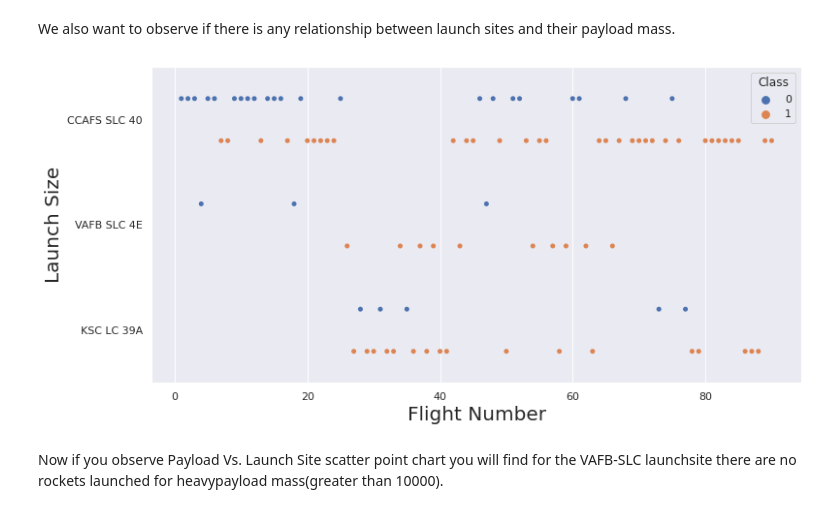
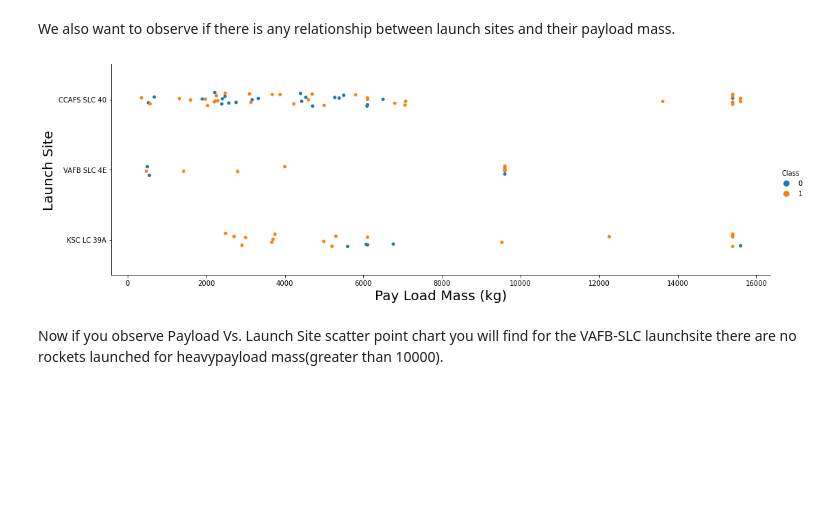
Before and after one commit to dalerpulatov/IBM-Data-Science-Professional-Certificate, a Jupyter notebook: Final Assignment SpaceX EDA with Visualization.ipynb, the cells around one changed output. Drawn from its saved outputs; the diff is of its cells as text; code cells hidden in the pictures; blank space fills up the shorter version.

```diff
--- a/Final Assignment SpaceX EDA with Visualization.ipynb
+++ b/Final Assignment SpaceX EDA with Visualization.ipynb
@@ -70,10 +70,8 @@ Next, let's drill down to each site visualize its detailed launch records.
 Use the function <code>catplot</code> to plot <code>FlightNumber</code> vs <code>LaunchSite</code>, set the  parameter <code>x</code>  parameter to <code>FlightNumber</code>,set the  <code>y</code> to <code>Launch Site</code> and set the parameter <code>hue</code> to <code>'class'</code>
 # %%
 # Plot a scatter point chart with x axis to be Flight Number and y axis to be the launch site, and hue to be the class value.
-sns.set_theme(color_codes = True)
-plt.figure(figsize = (14, 8))
-sns.scatterplot(x = "FlightNumber", y = "LaunchSite", hue = "Class", data = df)
-plt.xlabel("Flight Number", fontsize = 20)
-plt.ylabel("Launch Site", fontsize = 20)
+sns.catplot(y="LaunchSite", x="FlightNumber", hue="Class", data=df, aspect = 3)
+plt.xlabel("Flight Number",fontsize=20)
+plt.ylabel("Launch Site",fontsize=20)
 plt.show()
 # %% [output]
@@ -86,14 +84,12 @@ Now try to explain the patterns you found in the Flight Number vs. Launch Site s
 We also want to observe if there is any relationship between launch sites and their payload mass.
 # %%
 # Plot a scatter point chart with x axis to be Pay Load Mass (kg) and y axis to be the launch site, and hue to be the class value.
-sns.set_theme(color_codes = True)
-plt.figure(figsize = (12, 6))
-sns.swarmplot(x = "FlightNumber", y = "LaunchSite", hue = "Class", data = df, dodge = True)
-plt.xlabel("Flight Number", fontsize = 20)
-plt.ylabel("Launch Size", fontsize = 20)
+sns.catplot(y="LaunchSite", x="PayloadMass", hue="Class", data=df, aspect = 3)
+plt.xlabel("Pay Load Mass (kg)",fontsize=20)
+plt.ylabel("Launch Site",fontsize=20)
 plt.show()
 # %% [output]
-[figure, old version]
+[figure, new version]
 # %% [markdown]
 Now if you observe Payload Vs. Launch Site scatter point chart you will find for the VAFB-SLC  launchsite there are no  rockets  launched for  heavypayload mass(greater than 10000).
 # %% [markdown]
```
Also changed, not shown: parts of 1 cell of this notebook.
